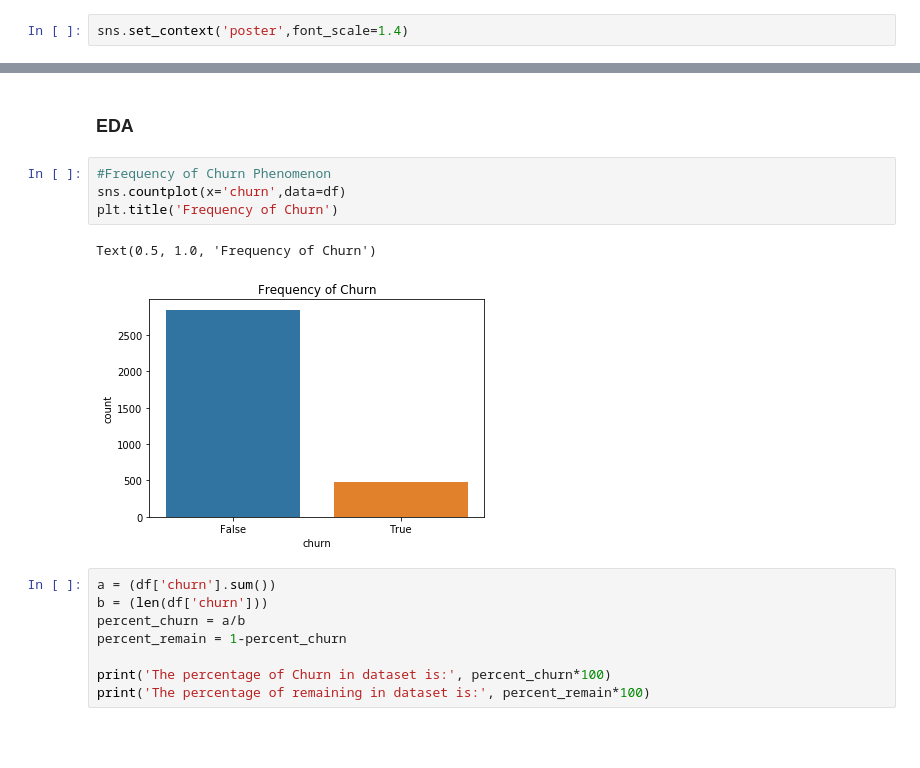
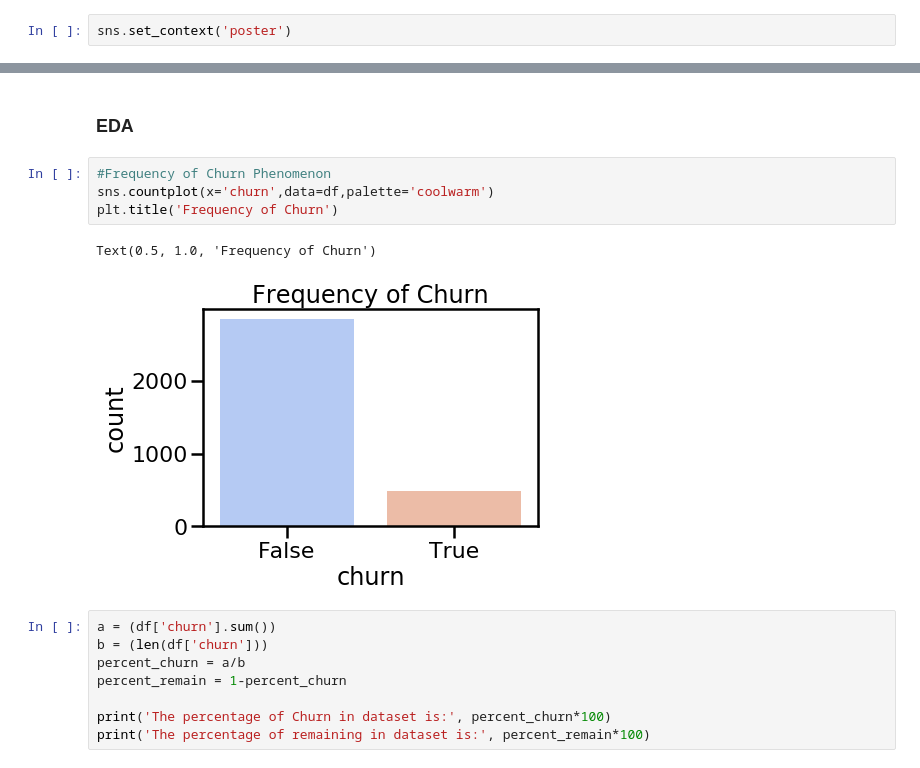
Before and after one commit to jdsmithwes/Telco-Data-Churn, a Jupyter notebook: Module3_project_master.ipynb, the cells around one changed output, grey strips where cells are left out. Saved outputs shown, nothing was run; the diff lists cells and outputs as text; blank space fills up the shorter version.

```diff
--- a/Module3_project_master.ipynb
+++ b/Module3_project_master.ipynb
@@ -35,7 +35,7 @@ from xgboost import XGBClassifier
 from xgboost import plot_tree
 from xgboost import plot_importance
 # %%
-sns.set_context('poster',font_scale=1.4)
+sns.set_context('poster')
 # %% [markdown]
 ## Data Analysis
 # %% [markdown]
@@ -103,11 +103,11 @@ For now, I will only focus on the international and voicemail plan columns. I ma
 ### EDA
 # %%
 #Frequency of Churn Phenomenon
-sns.countplot(x='churn',data=df)
+sns.countplot(x='churn',data=df,palette='coolwarm')
 plt.title('Frequency of Churn')
 # %% [output]
 Text(0.5, 1.0, 'Frequency of Churn')
-[figure, old version]
+[figure, new version]
 # %%
 a = (df['churn'].sum())
 b = (len(df['churn']))
```
Also changed, not shown: parts of 30 cells of this notebook, 4 other files.
